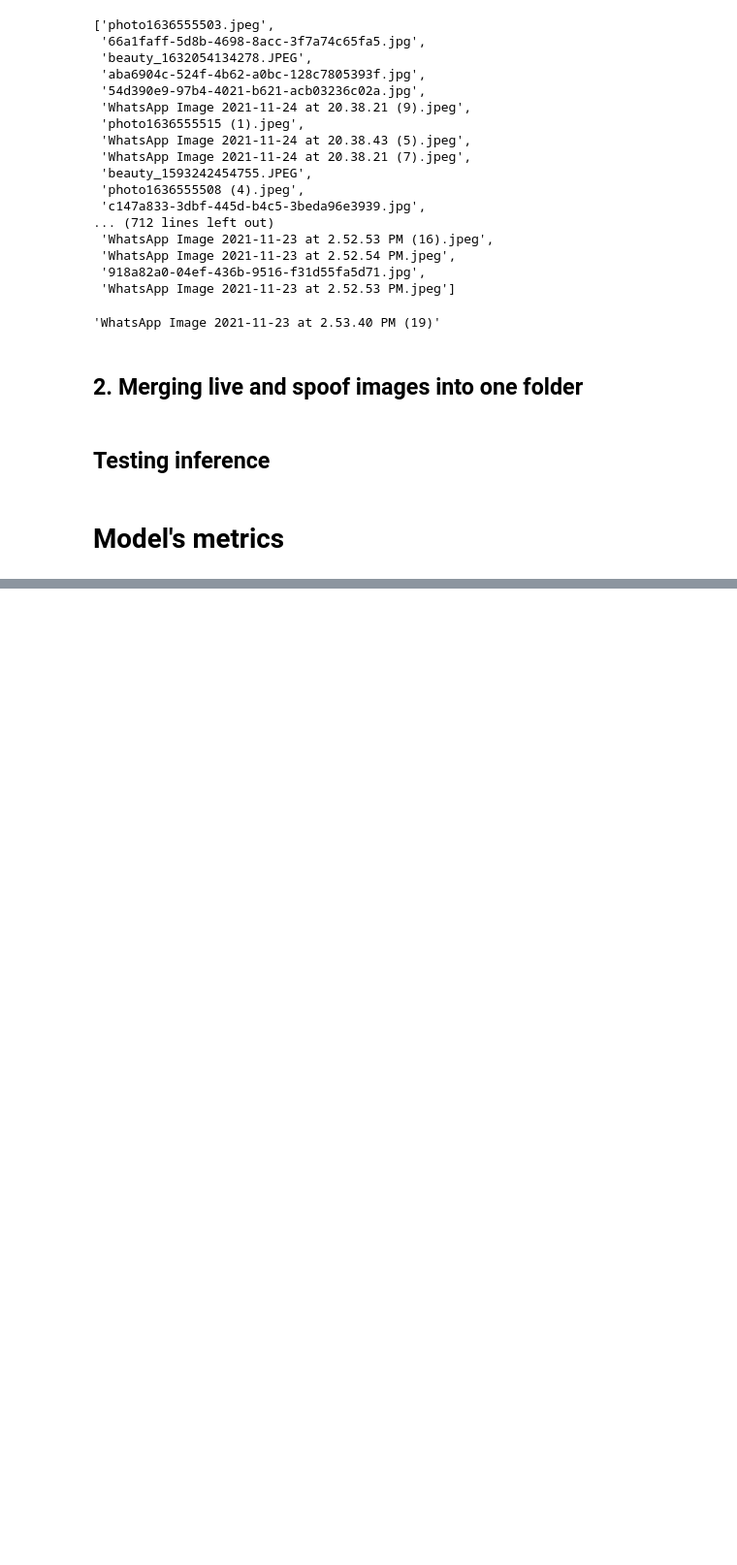
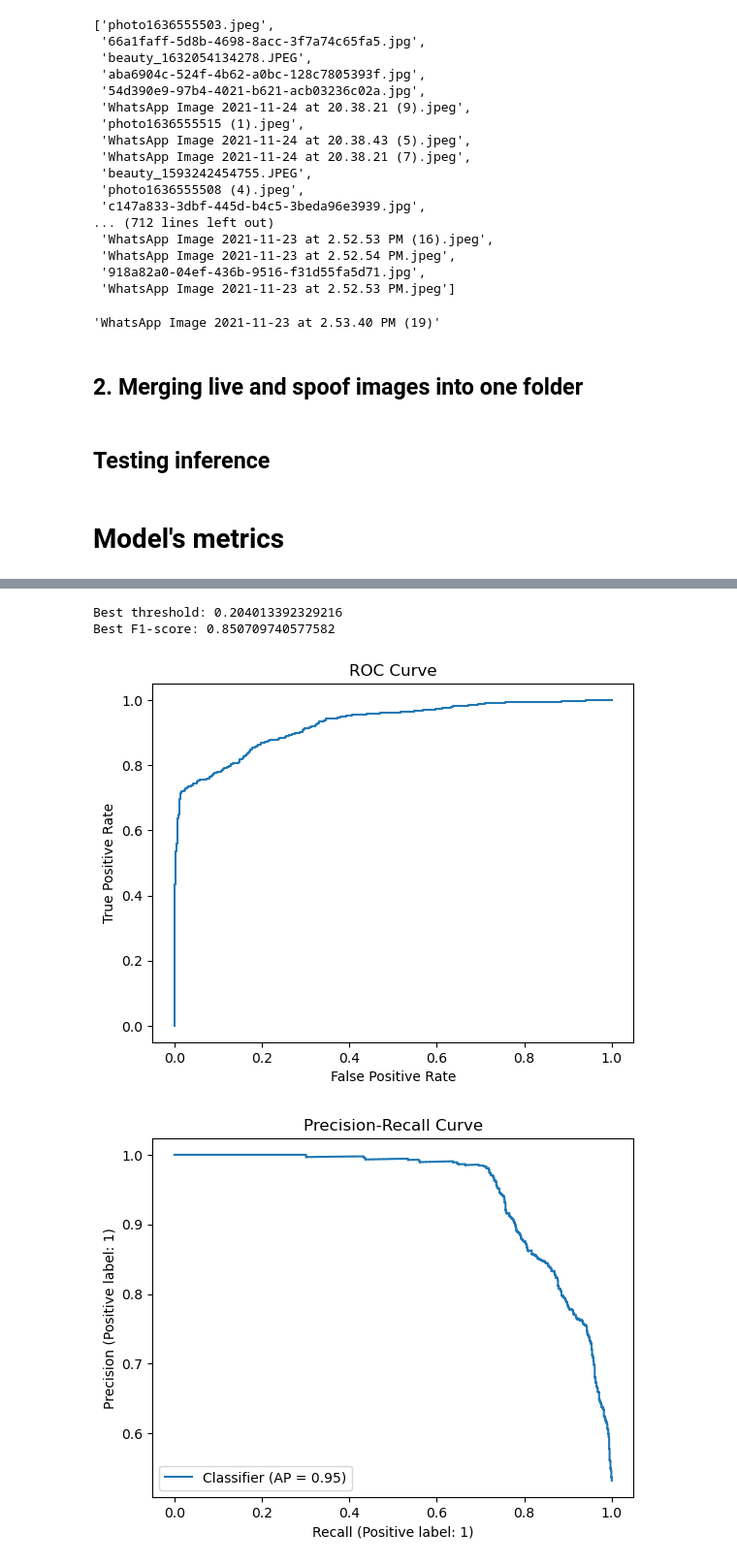
Before and after one commit to biometrickz/SSAN, a Jupyter notebook: Untitled.ipynb, the cells around one changed output, grey strips where cells are left out. Shown at 97% size. Saved outputs shown, nothing was run; the diff lists cells and outputs as text; code cells hidden in the pictures; blank space fills up the shorter version.

```diff
--- a/Untitled.ipynb
+++ b/Untitled.ipynb
@@ -314,0 +306,55 @@ plt.show()
+# %%
+import numpy as np
+from sklearn.metrics import precision_recall_curve, f1_score, roc_curve
+from sklearn.metrics import PrecisionRecallDisplay, RocCurveDisplay
+import matplotlib.pyplot as plt
+
+def choose_best_threshold(true_labels, scores):
+    # Initialize variables to track the best threshold and F1-score
+    best_threshold = 0.0
+    best_f1 = 0.0
+
+    # Calculate precision and recall values for various thresholds
+    precision, recall, thresholds = precision_recall_curve(true_labels, scores)
+
+    # Iterate through each threshold and calculate the F1-score
+    for i, threshold in enumerate(thresholds):
+        current_f1 = f1_score(true_labels, scores >= threshold)
+        # Update best threshold and F1-score if current F1-score is better
+        if current_f1 > best_f1:
+            best_f1 = current_f1
+            best_threshold = threshold
+
+    return best_threshold, best_f1
+
+# Example usage:
+# true_labels: Array of true binary labels (0 or 1)
+# scores: Array of model scores (or probabilities)
+
+# Example data (replace with your data)
+# true_labels = np.array([0, 1, 0, 1, 1, 0, 1, 0, 0, 1])
+# scores = np.array([0.1, 0.8, 0.3, 0.7, 0.9, 0.2, 0.95, 0.4, 0.1, 0.85])
+
+y_true = np.array(val_labels)
+y_true = y_true.astype(int)
+y_pred = np.array(val_scores)
+# Choose the best threshold
+best_threshold, best_f1 = choose_best_threshold(y_true, y_pred)
+print(f"Best threshold: {best_threshold}")
+print(f"Best F1-score: {best_f1}")
+
+# Plot ROC curve
+fpr, tpr, _ = roc_curve(y_true, y_pred)
+roc_display = RocCurveDisplay(fpr=fpr, tpr=tpr).plot()
+plt.title("ROC Curve")
+plt.show()
+
+# Plot Precision-Recall curve
+pr_display = PrecisionRecallDisplay.from_predictions(y_true, y_pred)
+plt.title("Precision-Recall Curve")
+plt.show()
+# %% [output]
+Best threshold: 0.204013392329216
+Best F1-score: 0.850709740577582
+[figure, added]
+[figure, added]
```
Also changed, not shown: parts of 15 cells of this notebook, 7 other files.
